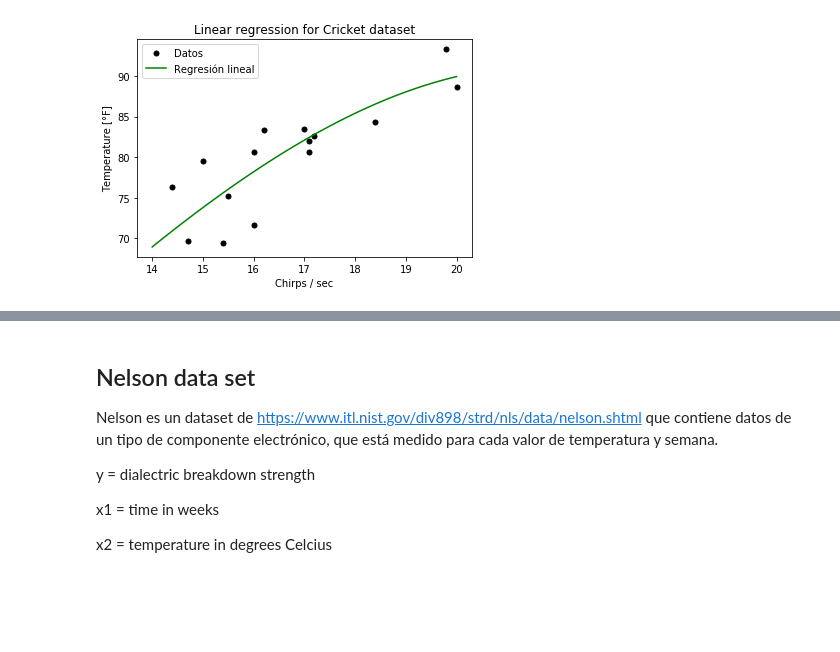
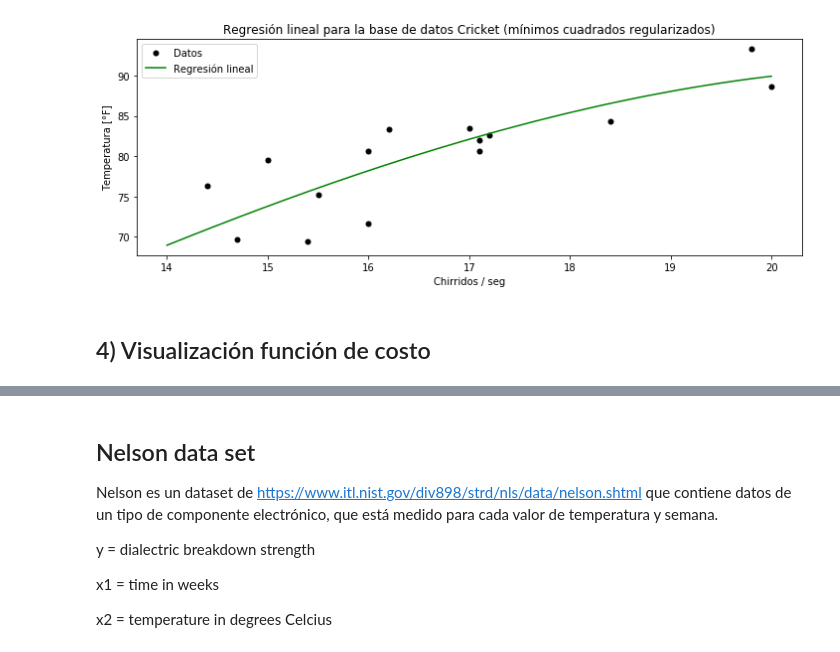
Before and after one commit to GAMES-UChile/Curso-BancoEstado, a Jupyter notebook: modulo1a/modulo1a.ipynb, the cells around one changed output, grey strips where cells are left out. Saved outputs shown, nothing was run; the diff lists cells and outputs as text; code cells hidden in the pictures; blank space fills up the shorter version.

```diff
--- a/modulo1a/modulo1a.ipynb
+++ b/modulo1a/modulo1a.ipynb
@@ -5,4 +10,5 @@
 # %%
 import numpy as np
 import matplotlib.pyplot as plt
+fsize = (12,4) #solo parámetro
 # %% [markdown]
@@ -120,12 +134,13 @@ print('Error:', np.sum((y - X@theta)**2))
 x_reg = np.linspace(14, 20, 100)
 y_reg = phi(x_reg)@theta
 
+plt.figure(figsize=fsize)
 plt.plot(x, y, 'o', c='black', ms=5, label='Datos')
 plt.plot(x_reg, y_reg, c='green', label='Regresión lineal')
 plt.legend()
-plt.xlabel('Chirps / sec')
-plt.ylabel('Temperature [°F]')
-plt.title('Linear regression for Cricket dataset')
+plt.xlabel('Chirridos / seg')
+plt.ylabel('Temperatura [°F]')
+plt.title('Regresión lineal para la base de datos Cricket (mínimos cuadrados regularizados)')
 plt.show()
 
 theta_regularizado = theta
@@ -135,4 +150,6 @@ Error: 202.70517354255685
-[figure, old version]
+[figure, new version]
+# %% [markdown]
+## 4) Visualización función de costo
 # %%
 # Definir una función para graficar
 def plot_función_de_costo(x, theta, dim1, dim2, dim1_range, dim2_range, cost, title=''):
```
Also changed, not shown: parts of 15 cells of this notebook, 4 other files.
